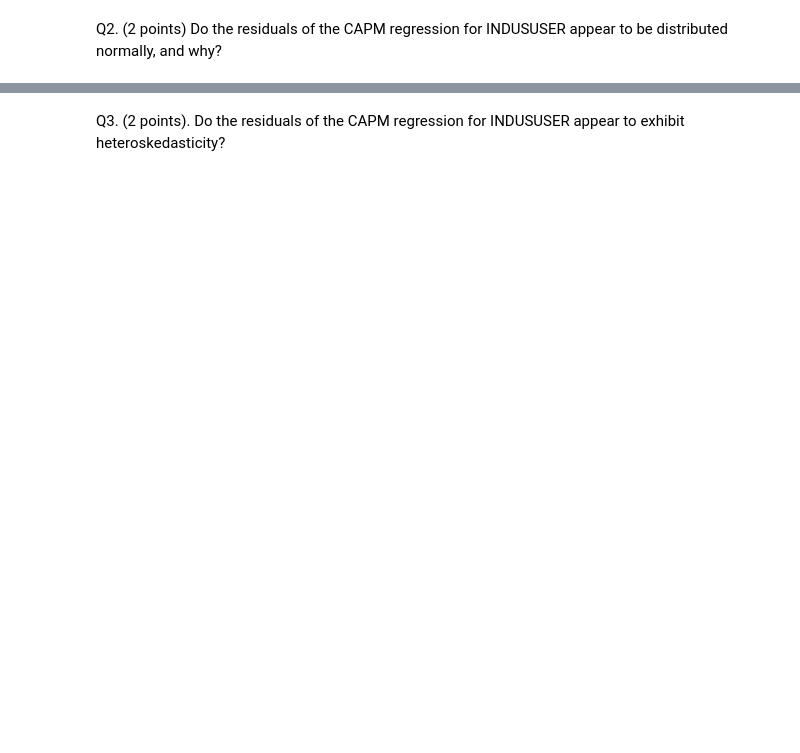
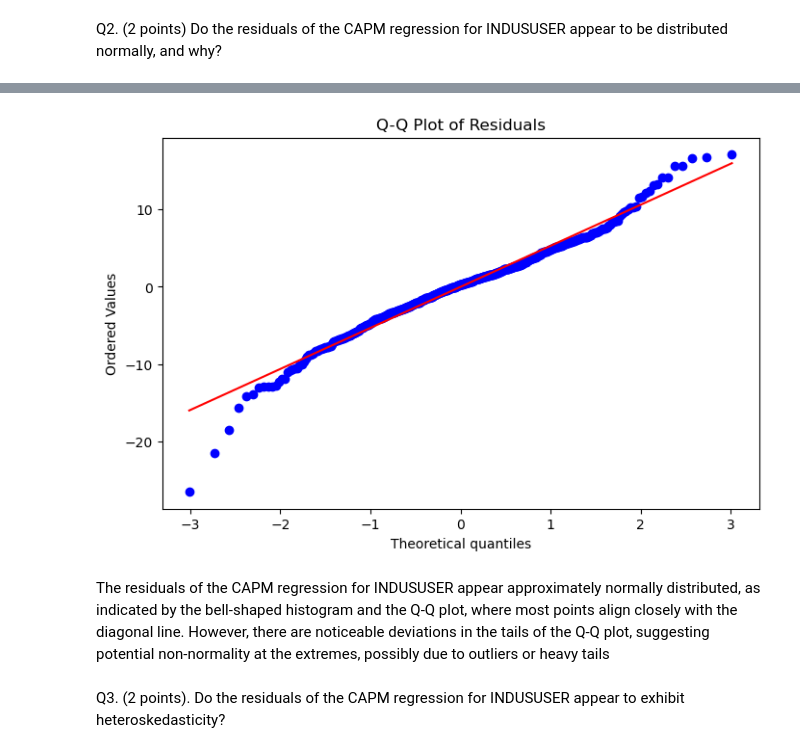
Before and after one commit to KwabenaAsabere/Econometrics_Project, a Jupyter notebook: notebook_GP1-1.ipynb, the cells around one changed output, grey strips where cells are left out. Saved outputs shown, nothing was run; the diff lists cells and outputs as text; code cells hidden in the pictures; blank space fills up the shorter version.

```diff
--- a/notebook_GP1-1.ipynb
+++ b/notebook_GP1-1.ipynb
@@ -40,2 +120,11 @@ Q2. (2 points) Do the residuals of the CAPM regression for INDUSUSER appear to b
+# %%
+plt.figure(figsize=(8, 5))
+stats.probplot(residuals, dist="norm", plot=plt)
+plt.title('Q-Q Plot of Residuals')
+plt.show()
+# %% [output]
+[figure, added]
+# %% [markdown]
+The residuals of the CAPM regression for INDUSUSER appear approximately normally distributed, as indicated by the bell-shaped histogram and the Q-Q plot, where most points align closely with the diagonal line. However, there are noticeable deviations in the tails of the Q-Q plot, suggesting potential non-normality at the extremes, possibly due to outliers or heavy tails
 # %% [markdown]
 Q3. (2 points). Do the residuals of the CAPM regression for INDUSUSER appear to exhibit heteroskedasticity?
```
Also changed, not shown: parts of 25 cells of this notebook.
